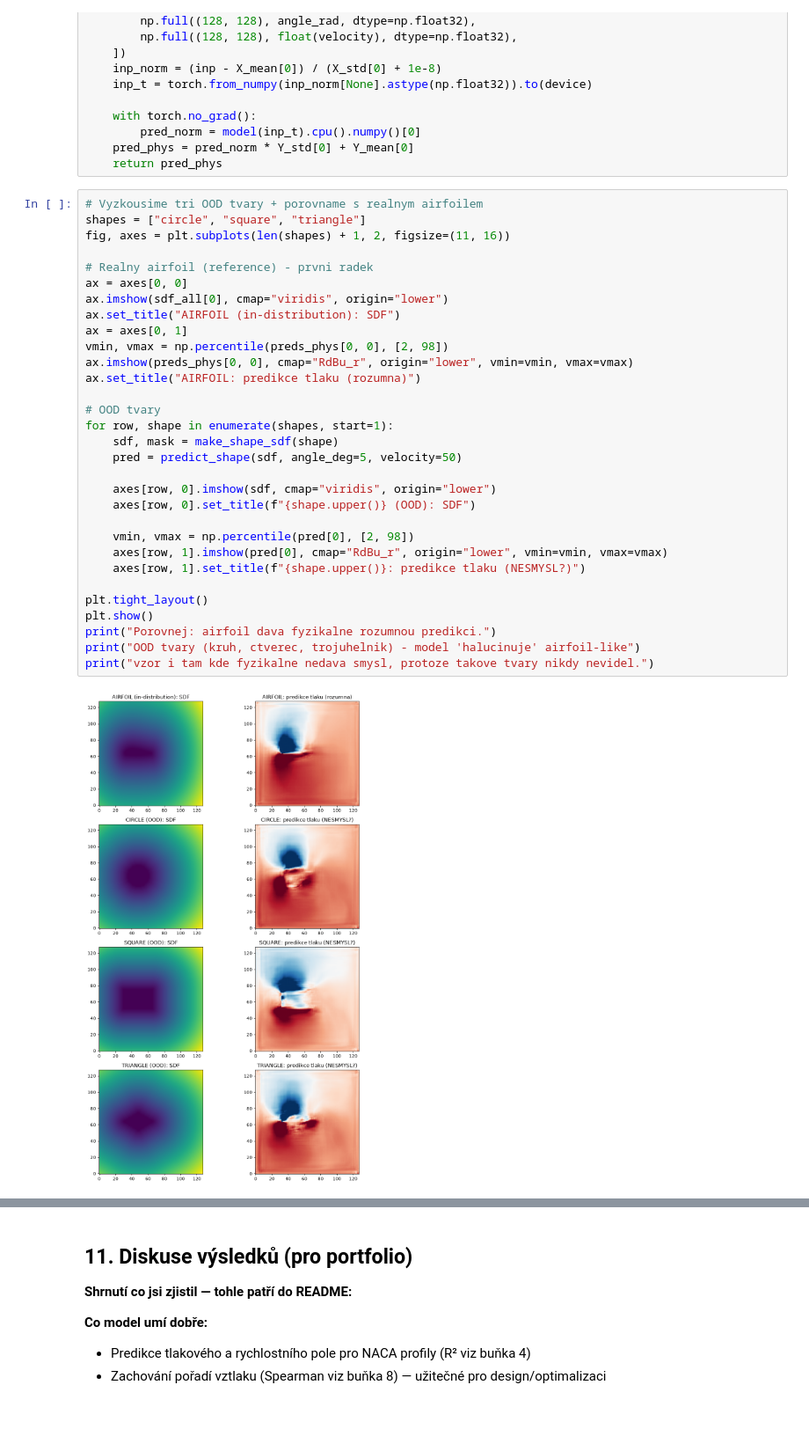
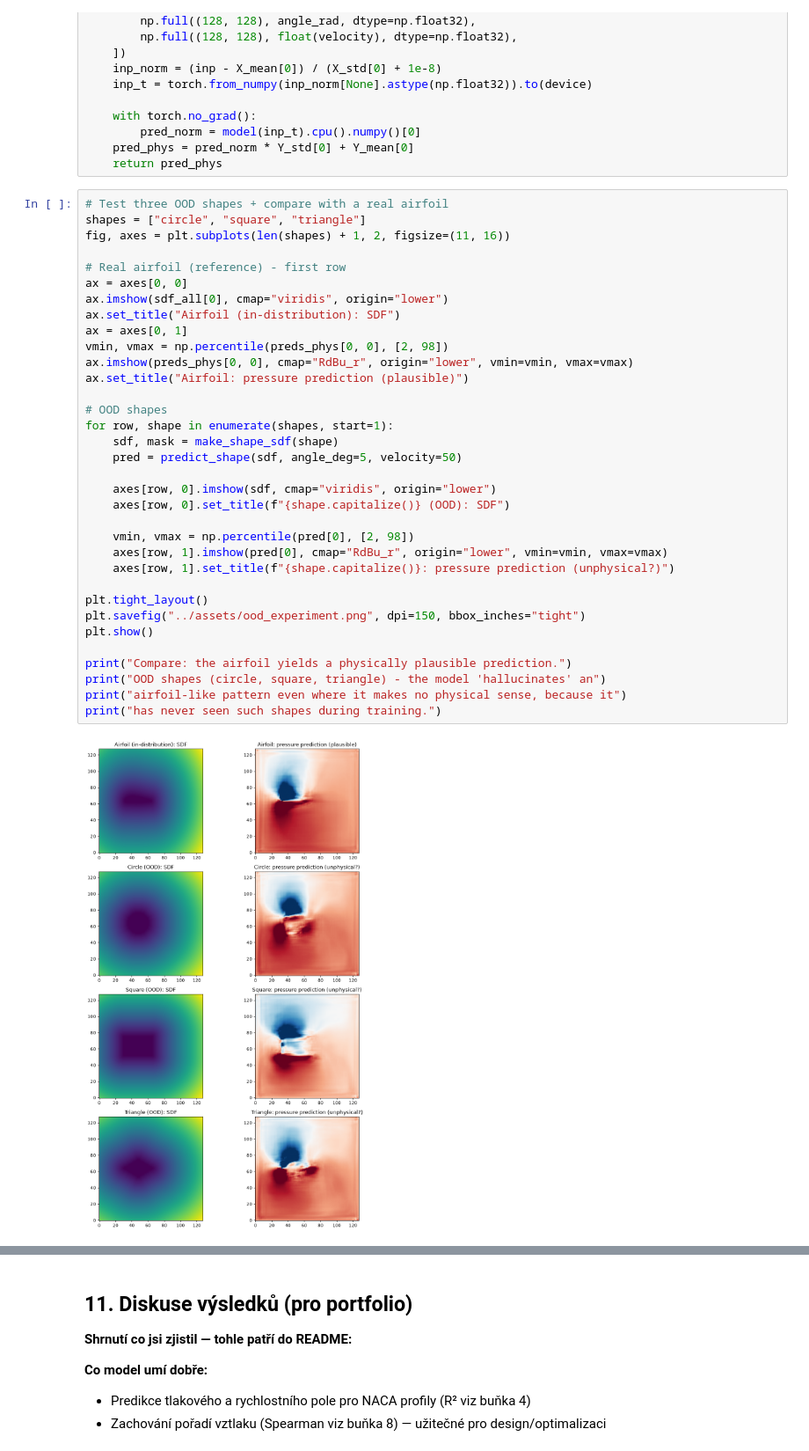
Before and after one commit to Svitek0/Airfoil-ai, a Jupyter notebook: notebooks/04_evaluate.ipynb, the cells around one changed output, grey strips where cells are left out. Shown at 88% size. Cells and saved outputs as stored; diff of their text form; blank space fills up the shorter version.

```diff
--- a/notebooks/04_evaluate.ipynb
+++ b/notebooks/04_evaluate.ipynb
@@ -422,35 +422,38 @@ def predict_shape(sdf, angle_deg=5, velocity=50):
     pred_phys = pred_norm * Y_std[0] + Y_mean[0]
     return pred_phys
 # %%
-# Vyzkousime tri OOD tvary + porovname s realnym airfoilem
+# Test three OOD shapes + compare with a real airfoil
 shapes = ["circle", "square", "triangle"]
 fig, axes = plt.subplots(len(shapes) + 1, 2, figsize=(11, 16))
 
-# Realny airfoil (reference) - prvni radek
+# Real airfoil (reference) - first row
 ax = axes[0, 0]
 ax.imshow(sdf_all[0], cmap="viridis", origin="lower")
-ax.set_title("AIRFOIL (in-distribution): SDF")
+ax.set_title("Airfoil (in-distribution): SDF")
 ax = axes[0, 1]
 vmin, vmax = np.percentile(preds_phys[0, 0], [2, 98])
 ax.imshow(preds_phys[0, 0], cmap="RdBu_r", origin="lower", vmin=vmin, vmax=vmax)
-ax.set_title("AIRFOIL: predikce tlaku (rozumna)")
+ax.set_title("Airfoil: pressure prediction (plausible)")
 
-# OOD tvary
+# OOD shapes
 for row, shape in enumerate(shapes, start=1):
     sdf, mask = make_shape_sdf(shape)
     pred = predict_shape(sdf, angle_deg=5, velocity=50)
 
     axes[row, 0].imshow(sdf, cmap="viridis", origin="lower")
-    axes[row, 0].set_title(f"{shape.upper()} (OOD): SDF")
+    axes[row, 0].set_title(f"{shape.capitalize()} (OOD): SDF")
 
     vmin, vmax = np.percentile(pred[0], [2, 98])
     axes[row, 1].imshow(pred[0], cmap="RdBu_r", origin="lower", vmin=vmin, vmax=vmax)
-    axes[row, 1].set_title(f"{shape.upper()}: predikce tlaku (NESMYSL?)")
+    axes[row, 1].set_title(f"{shape.capitalize()}: pressure prediction (unphysical?)")
 
 plt.tight_layout()
+plt.savefig("../assets/ood_experiment.png", dpi=150, bbox_inches="tight")
 plt.show()
-print("Porovnej: airfoil dava fyzikalne rozumnou predikci.")
-print("OOD tvary (kruh, ctverec, trojuhelnik) - model 'halucinuje' airfoil-like")
-print("vzor i tam kde fyzikalne nedava smysl, protoze takove tvary nikdy nevidel.")
+
+print("Compare: the airfoil yields a physically plausible prediction.")
+print("OOD shapes (circle, square, triangle) - the model 'hallucinates' an")
+print("airfoil-like pattern even where it makes no physical sense, because it")
+print("has never seen such shapes during training.")
 # %% [output]
-[figure, old version]
+[figure, new version]
```
Also changed, not shown: parts of 1 cell of this notebook, 5 other files.
